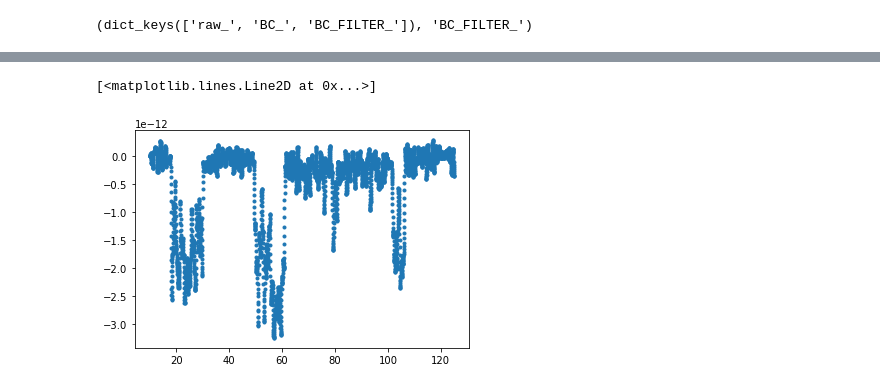
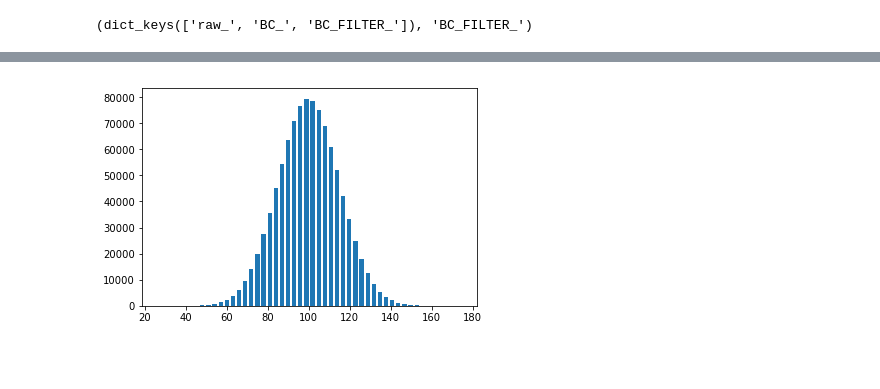
Before and after one commit to AGPlested/ASCAM, a Jupyter notebook: histogram.ipynb, the cells around one changed output, grey strips where cells are left out. Saved outputs shown, nothing was run; the diff lists cells and outputs as text; code cells hidden in the pictures; blank space fills up the shorter version.

```diff
--- a/histogram.ipynb
+++ b/histogram.ipynb
@@ -56,5 +82,14 @@ trace = exp['BC_FILTER_'][0]['trace']
+# %%
+import matplotlib.pyplot as plt
+import numpy as np
+
+mu, sigma = 100, 15
+x = mu + sigma * np.random.randn(1000000)
+hist, bins = np.histogram(x, bins=50)
+width = 0.7 * (bins[1] - bins[0])
+center = (bins[:-1] + bins[1:]) / 2
+plot = plt.bar(center, hist, width=width)
 # %%
-plt.plot(t1,d1,'.')
+plt.show(plot)
 # %% [output]
-[<matplotlib.lines.Line2D at 0x...>]
-[figure, old version]
+[figure, new version]
```
Also changed, not shown: parts of 31 cells of this notebook, 8 other files.
